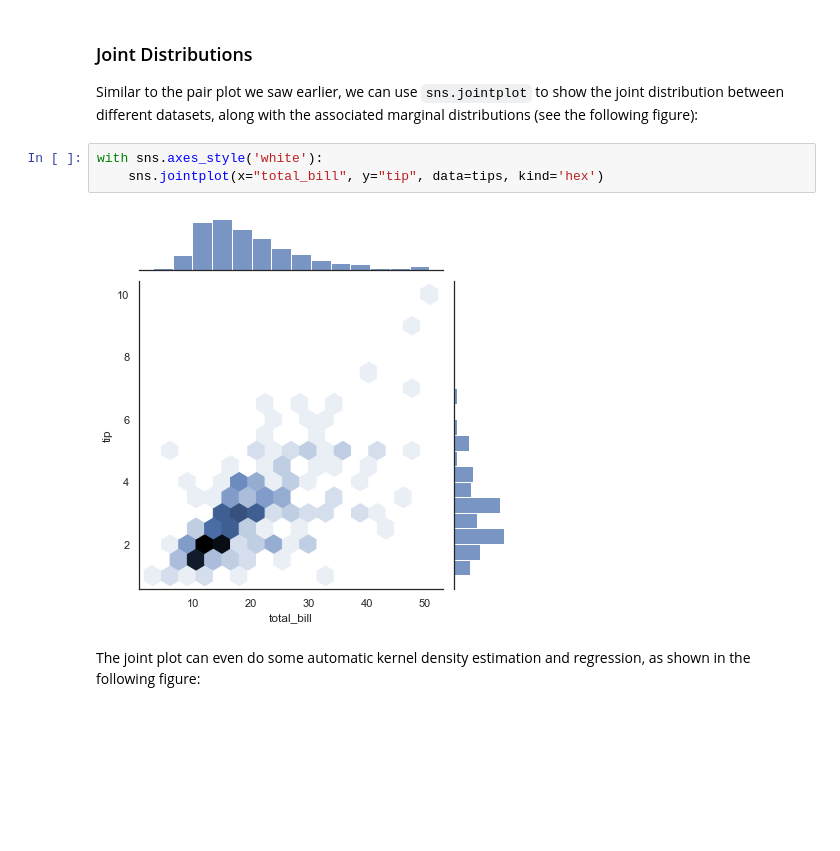
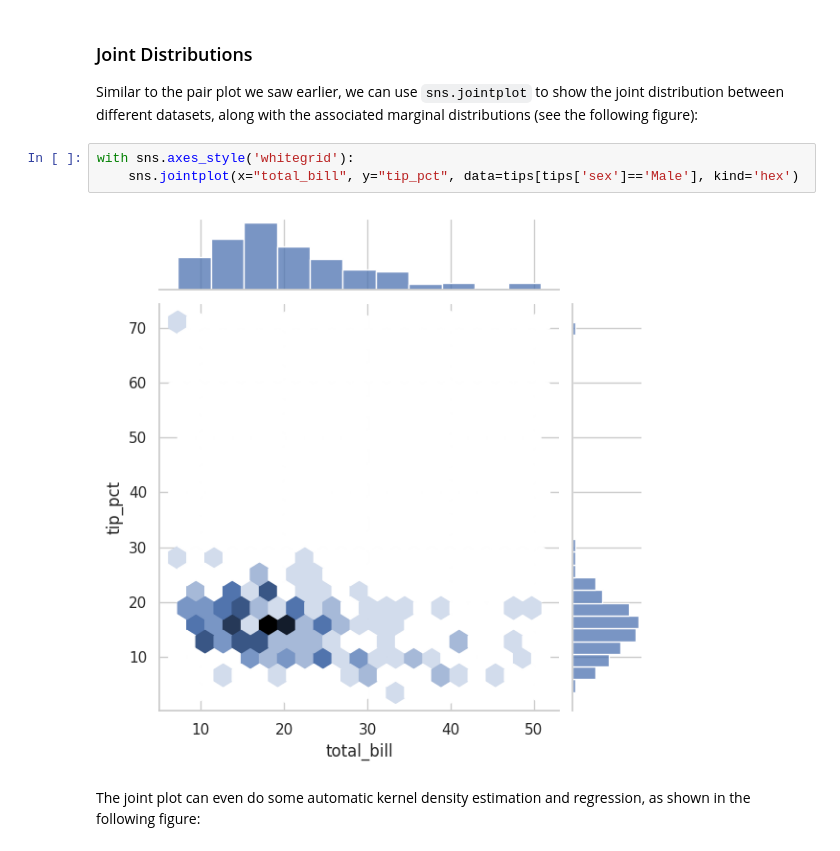
Before and after one commit to bertramwooster/PythonDataScienceHandbook, a Jupyter notebook: notebooks/04.14-Visualization-With-Seaborn.ipynb, the cells around one changed output. Drawn from its saved outputs; the diff is of its cells as text; blank space fills up the shorter version.

```diff
--- a/notebooks/04.14-Visualization-With-Seaborn.ipynb
+++ b/notebooks/04.14-Visualization-With-Seaborn.ipynb
@@ -123,10 +123,10 @@ with sns.axes_style(style='ticks'):
 
 Similar to the pair plot we saw earlier, we can use `sns.jointplot` to show the joint distribution between different datasets, along with the associated marginal distributions (see the following figure):
 # %%
-with sns.axes_style('white'):
-    sns.jointplot(x="total_bill", y="tip", data=tips, kind='hex')
+with sns.axes_style('whitegrid'):
+    sns.jointplot(x="total_bill", y="tip_pct", data=tips[tips['sex']=='Male'], kind='hex')
 # %% [output]
-[figure, old version]
+[figure, new version]
 # %% [markdown]
 The joint plot can even do some automatic kernel density estimation and regression, as shown in the following figure:
 # %%
```
Also changed, not shown: parts of 16 cells of this notebook.
